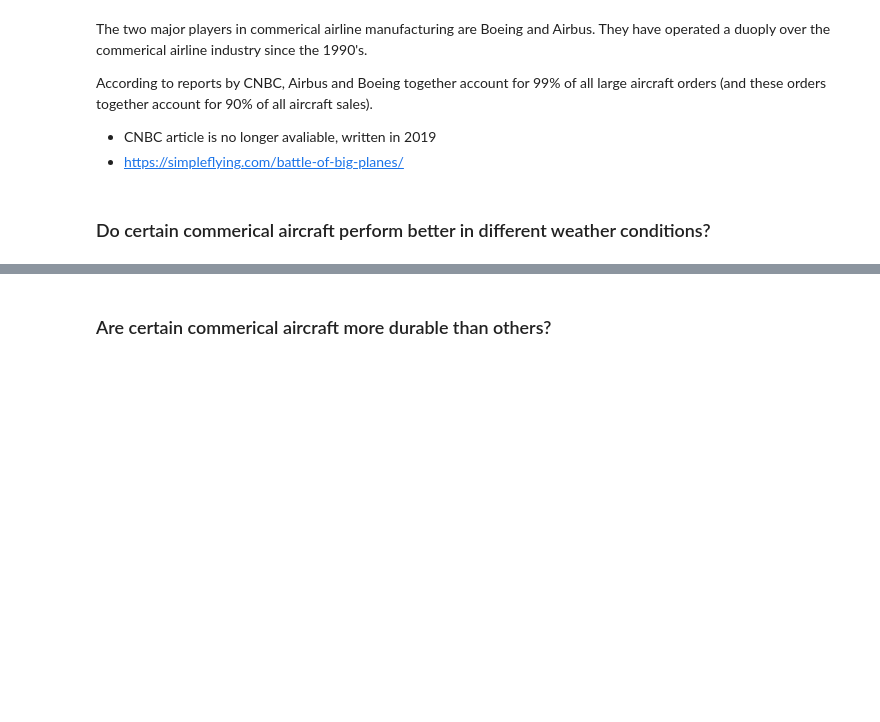
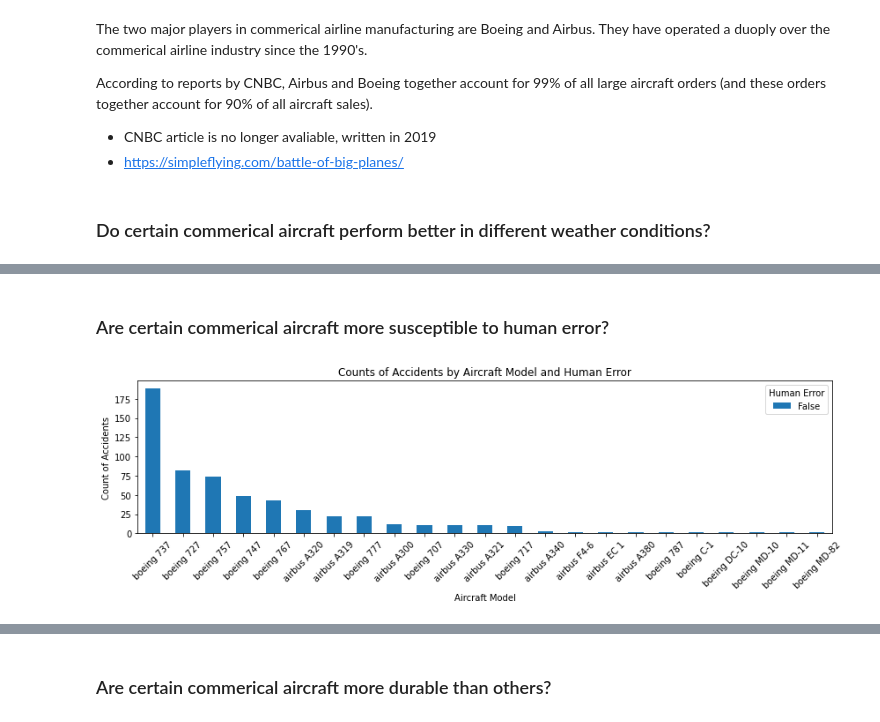
Before and after one commit to Haoweee/Phase-1-Project-1, a Jupyter notebook: combined_eda.ipynb, the cells around one changed output, grey strips where cells are left out. Drawn from its saved outputs; the diff is of its cells as text; code cells hidden in the pictures; blank space fills up the shorter version.

```diff
--- a/combined_eda.ipynb
+++ b/combined_eda.ipynb
@@ -1477,0 +1534,26 @@ plt.show();
+# %% [markdown]
+### Are certain commerical aircraft more susceptible to human error?
+# %%
+# Group the data by 'make_model' and 'human_error', count values, convert to single index DataFrame
+human_error_counts = airbus_v_boeing_df.groupby(['make_model', 'human_error']).size().unstack()
+
+# Sum the counts of the columns ('make_model' by 'human_error')
+human_error_counts_total = human_error_counts.sum(axis=1)
+
+# Sort the total counts in descending order
+human_error_counts_total_sorted = human_error_counts_total.sort_values(ascending=False)
+
+# Sorts the human_error_counts df by using the indexes of the series human_error_counts_total_sorted
+human_error_counts_sorted = human_error_counts.loc[human_error_counts_total_sorted.index]
+
+# Plotting
+human_error_counts_sorted.plot(kind='bar', stacked=True, figsize=(12, 4))
+plt.title('Counts of Accidents by Aircraft Model and Human Error')
+plt.xlabel('Aircraft Model')
+plt.ylabel('Count of Accidents')
+plt.xticks(rotation=45)
+plt.legend(title='Human Error')
+plt.tight_layout()
+plt.show();
+# %% [output]
+[figure, added]
```
Also changed, not shown: parts of 13 cells of this notebook, 3 other files.
